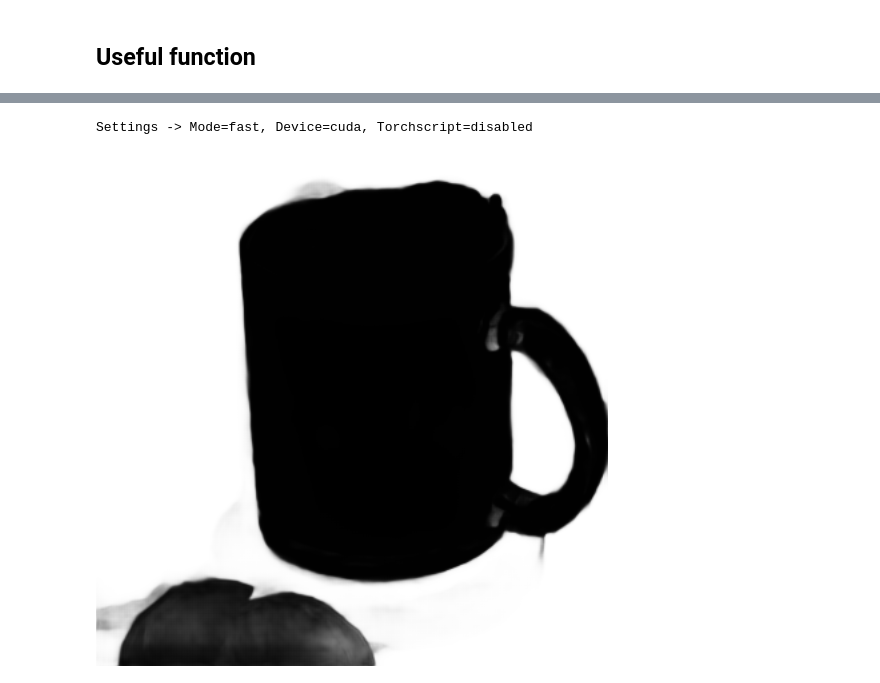
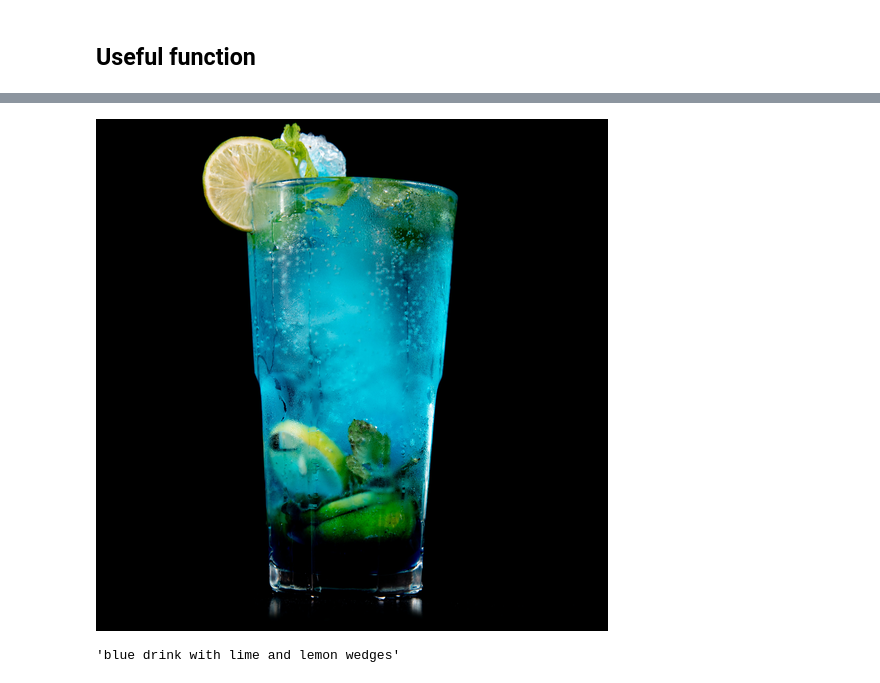
Before and after one commit to MiddleKD/Favorfit_diffusion, a Jupyter notebook: favorfit_demo.ipynb, the cells around one changed output, grey strips where cells are left out. Saved outputs shown, nothing was run; the diff lists cells and outputs as text; code cells hidden in the pictures.

```diff
--- a/favorfit_demo.ipynb
+++ b/favorfit_demo.ipynb
@@ -98,15 +111,15 @@ control_image
-# %%
-from transparent_background import Remover
-import numpy as np
-from PIL import Image
-
-remover = Remover(mode="fast", device="cuda")
-mask = remover.process(control_image, type="map")
-mask_np = 255 - np.array(mask)
-mask = Image.fromarray(mask_np)
-mask
-# %% [output]
-Settings -> Mode=fast, Device=cuda, Torchscript=disabled
-[figure, removed]
+# %%
+control_image = center_crop_and_resize("./images/demo_image/cocktail.jpg")
+mask_image = center_crop_and_resize("./images/demo_image/cocktail_mask.jpg")
+control_image
+# %% [output]
+[figure, added]
+# %%
+from Favorfit_image_to_text.blip_image_to_text import load_interrogator, inference
+interrogator = load_interrogator(model_path="/home/mlfavorfit/lib/favorfit/kjg/0_model_weights/image_to_text/blip/blip_large.pth", device="cuda")
+caption = inference(control_image, interrogator)
+caption
+# %% [output]
+'blue drink with lime and lemon wedges'
 # %%
 from pipelines.pipline_default_controlnet import generate
```
Also changed, not shown: parts of 19 cells of this notebook, 24 other files.
